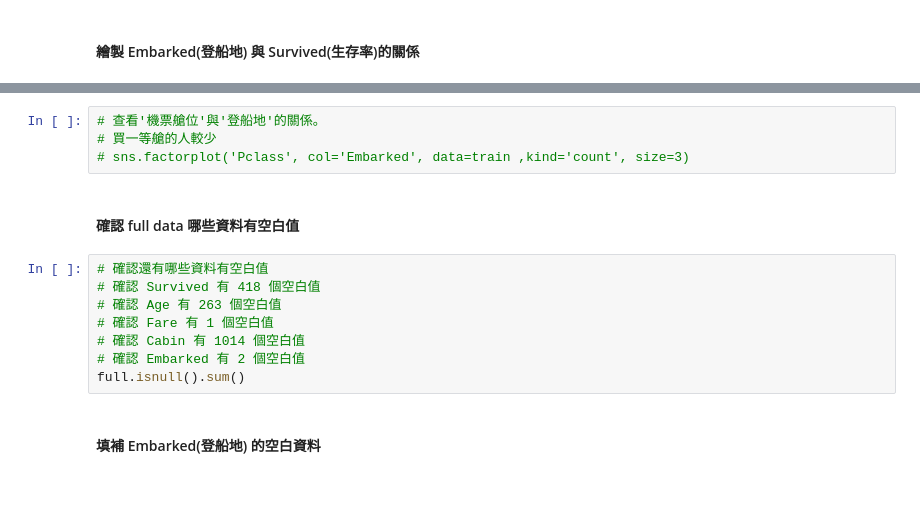
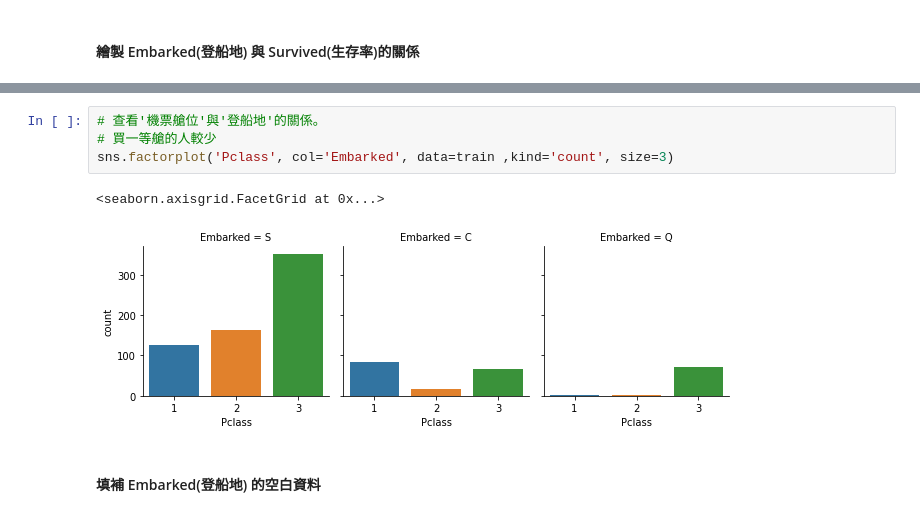
Before and after one commit to DannyHucc/Titanic-Kaggle, a Jupyter notebook: Titanic.ipynb, the cells around one changed output, grey strips where cells are left out. Saved outputs shown, nothing was run; the diff lists cells and outputs as text; blank space fills up the shorter version.

```diff
--- a/Titanic.ipynb
+++ b/Titanic.ipynb
@@ -84,17 +155,10 @@ print('登船地為"Q"，其乘客生存率為%.2f' %train['Survived'][train['Em
 # %%
 # 查看'機票艙位'與'登船地'的關係。
 # 買一等艙的人較少
-# sns.factorplot('Pclass', col='Embarked', data=train ,kind='count', size=3)
+sns.factorplot('Pclass', col='Embarked', data=train ,kind='count', size=3)
+# %% [output]
+<seaborn.axisgrid.FacetGrid at 0x...>
+[figure, added]
-# %% [markdown]
-#### 確認 full data 哪些資料有空白值
-# %%
-# 確認還有哪些資料有空白值
-# 確認 Survived 有 418 個空白值
-# 確認 Age 有 263 個空白值
-# 確認 Fare 有 1 個空白值
-# 確認 Cabin 有 1014 個空白值
-# 確認 Embarked 有 2 個空白值
-full.isnull().sum()
 # %% [markdown]
 #### 填補 Embarked(登船地) 的空白資料
 # %%
```
Also changed, not shown: parts of 54 cells of this notebook.
